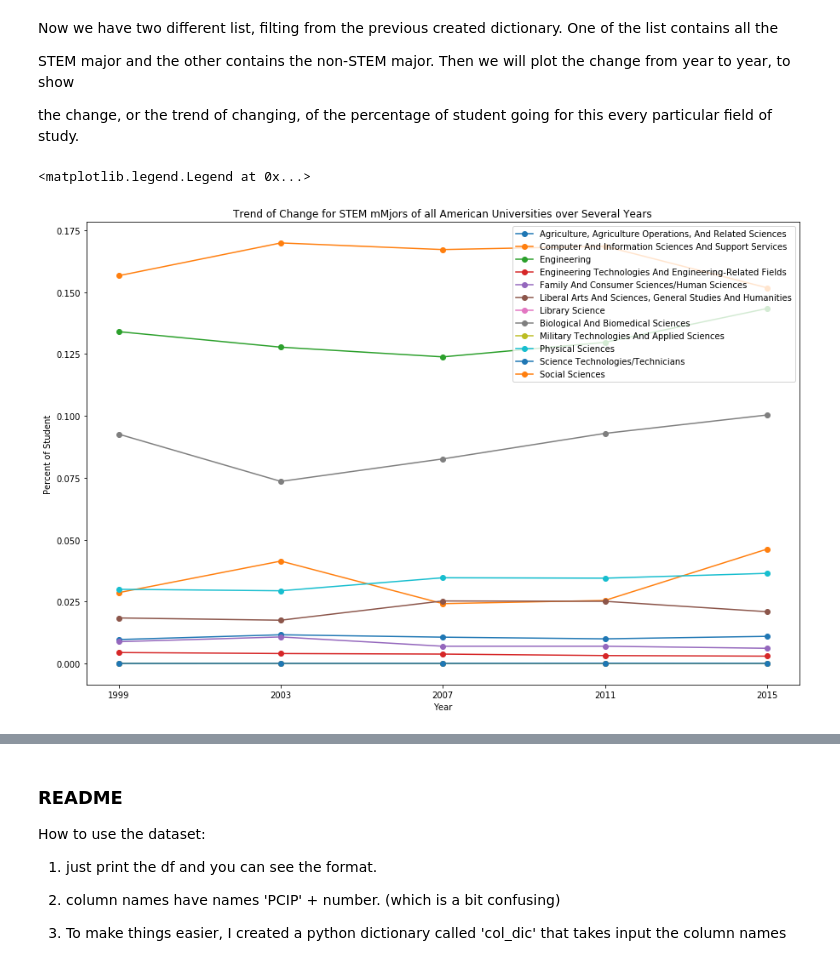
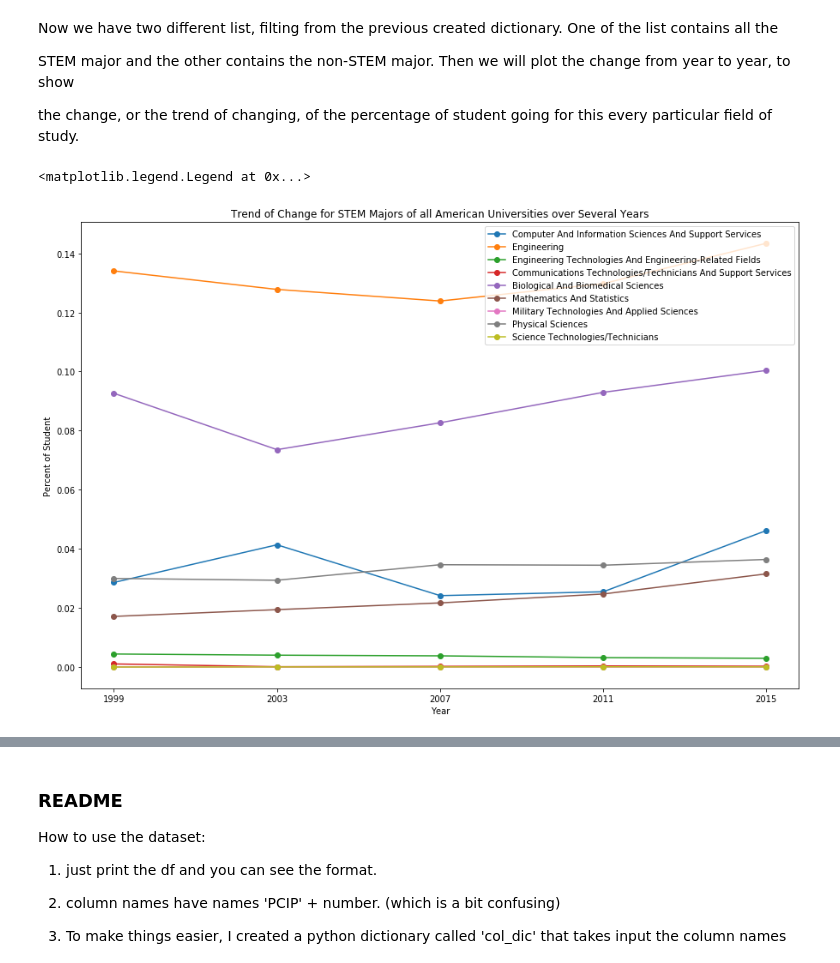
Before and after one commit to jeffreywu1996/COGS108-Project, a Jupyter notebook: Data Cleaning.ipynb, the cells around one changed output, grey strips where cells are left out. Cells and saved outputs as stored; diff of their text form; code cells hidden in the pictures.

```diff
--- a/Data Cleaning.ipynb
+++ b/Data Cleaning.ipynb
@@ -318,22 +318,19 @@ the change, or the trend of changing, of the percentage of student going for thi
 # %%
 # Here we will plot all the change for STEM majors between year 1999 to year 2015 to see the trend of people's choice
 plt.figure(figsize=(15,10))
-plt.title('Trend of Change for STEM mMjors of all American Universities over Several Years')
-PCIP01 = plt.plot(df['Year'], df['PCIP01'], '-o', label=col_dict.get('PCIP01'))
+plt.title('Trend of Change for STEM Majors of all American Universities over Several Years')
 PCIP11 = plt.plot(df['Year'], df['PCIP11'], '-o', label=col_dict.get('PCIP11'))
 PCIP14 = plt.plot(df['Year'], df['PCIP14'], '-o', label=col_dict.get('PCIP14'))
 PCIP15 = plt.plot(df['Year'], df['PCIP15'], '-o', label=col_dict.get('PCIP15'))
-PCIP19 = plt.plot(df['Year'], df['PCIP19'], '-o', label=col_dict.get('PCIP19'))
-PCIP24 = plt.plot(df['Year'], df['PCIP24'], '-o', label=col_dict.get('PCIP24'))
-PCIP25 = plt.plot(df['Year'], df['PCIP25'], '-o', label=col_dict.get('PCIP25'))
+PCIP10 = plt.plot(df['Year'], df['PCIP10'], '-o', label=col_dict.get('PCIP10'))
 PCIP26 = plt.plot(df['Year'], df['PCIP26'], '-o', label=col_dict.get('PCIP26'))
+PCIP27 = plt.plot(df['Year'], df['PCIP27'], '-o', label=col_dict.get('PCIP27'))
 PCIP29 = plt.plot(df['Year'], df['PCIP29'], '-o', label=col_dict.get('PCIP29'))
 PCIP40 = plt.plot(df['Year'], df['PCIP40'], '-o', label=col_dict.get('PCIP40'))
 PCIP41 = plt.plot(df['Year'], df['PCIP41'], '-o', label=col_dict.get('PCIP41'))
-PCIP45 = plt.plot(df['Year'], df['PCIP45'], '-o', label=col_dict.get('PCIP45'))
 plt.ylabel('Percent of Student')
 plt.xlabel('Year')
 pylab.legend(loc='upper right')
 # %% [output]
 <matplotlib.legend.Legend at 0x...>
-[figure, old version]
+[figure, new version]
```
Also changed, not shown: parts of 4 cells of this notebook.
